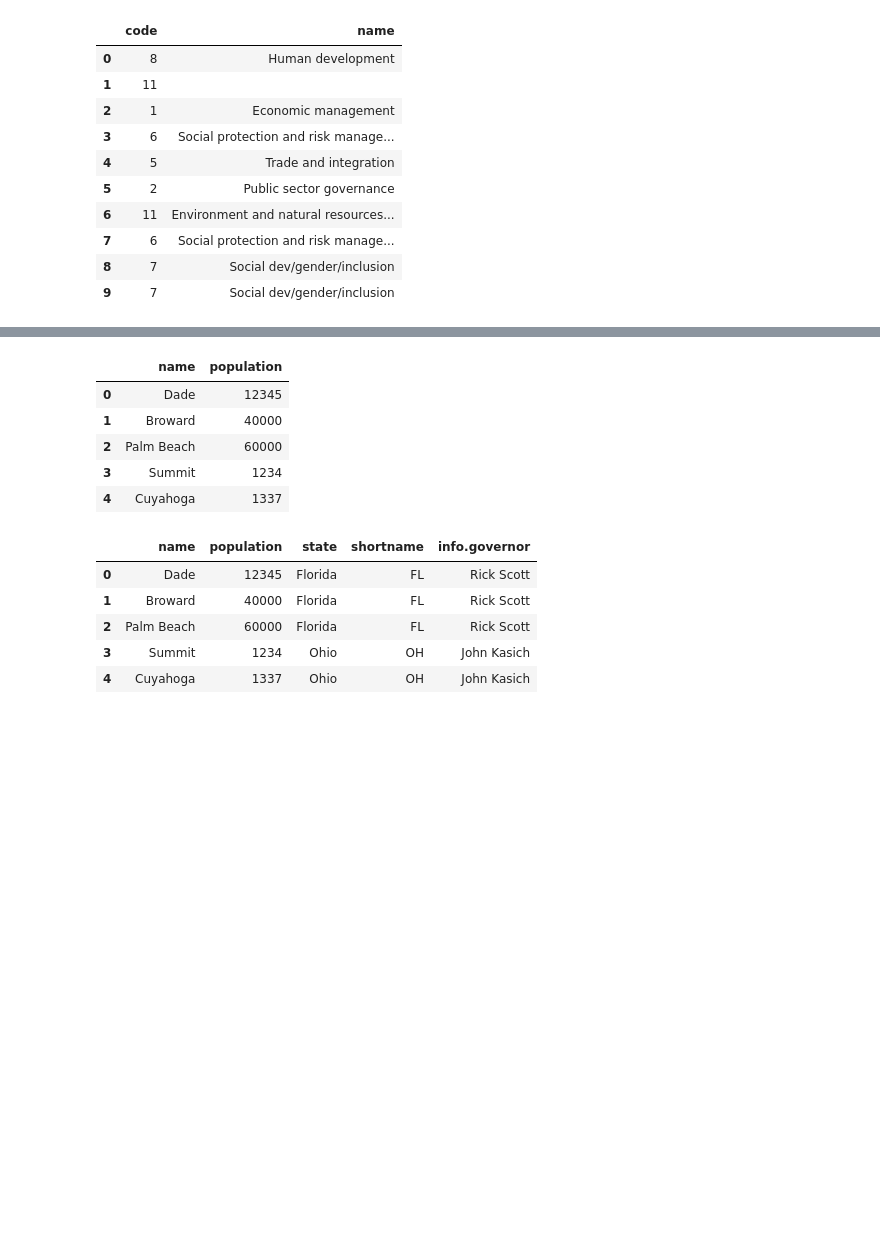
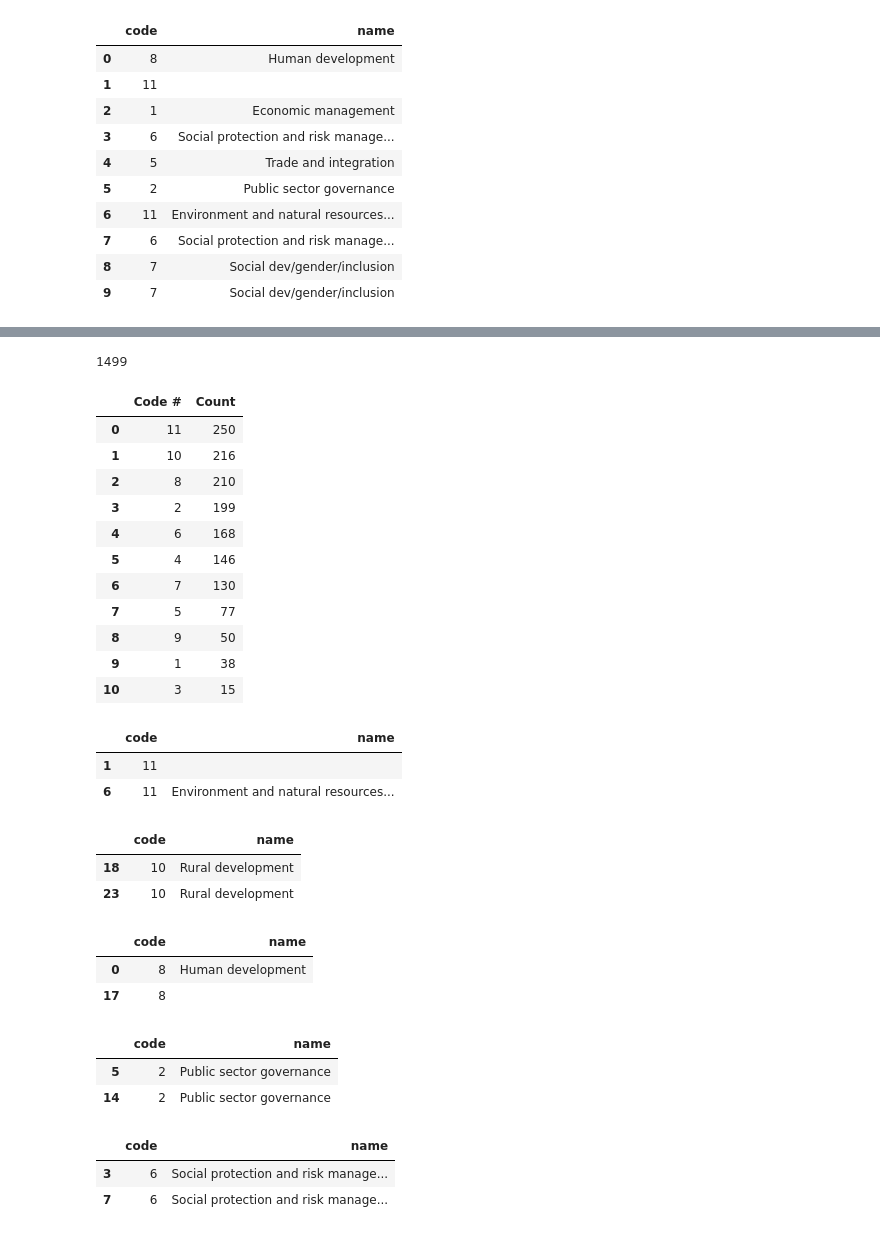
Before and after one commit to earny-joe/Springboard-DS-Portfolio, a Jupyter notebook: sb-unit5-json-exercise/data_wrangling_json/sliderule_dsi_json_exercise.ipynb, the cells around one changed output, grey strips where cells are left out. Drawn from its saved outputs; the diff is of its cells as text; code cells hidden in the pictures; blank space fills up the shorter version.

```diff
--- a/sb-unit5-json-exercise/data_wrangling_json/sliderule_dsi_json_exercise.ipynb
+++ b/sb-unit5-json-exercise/data_wrangling_json/sliderule_dsi_json_exercise.ipynb
@@ -264,20 +235,51 @@ data = [{'state': 'Florida',
-# %%
-# use normalization to create tables from nested element
-json_normalize(data, 'counties')
-# %% [output]
-|  | name | population |
-| 0 | Dade | 12345 |
-| 1 | Broward | 40000 |
-| 2 | Palm Beach | 60000 |
-| 3 | Summit | 1234 |
-| 4 | Cuyahoga | 1337 |
-# %%
-# further populate tables created from nested element
-json_normalize(data, 'counties', ['state', 'shortname', ['info', 'governor']])
-# %% [output]
-|  | name | population | state | shortname | info.governor |
-| 0 | Dade | 12345 | Florida | FL | Rick Scott |
-| 1 | Broward | 40000 | Florida | FL | Rick Scott |
-| 2 | Palm Beach | 60000 | Florida | FL | Rick Scott |
-| 3 | Summit | 1234 | Ohio | OH | John Kasich |
-| 4 | Cuyahoga | 1337 | Ohio | OH | John Kasich |
+# %%
+len(a1)
+# %% [output]
+1499
+# %%
+a1_counts = a1.code.value_counts().reset_index()
+a1_counts.columns = ['Code #', 'Count']
+a1_counts
+# %% [output]
+|  | Code # | Count |
+| 0 | 11 | 250 |
+| 1 | 10 | 216 |
+| 2 | 8 | 210 |
+| 3 | 2 | 199 |
+| 4 | 6 | 168 |
+| 5 | 4 | 146 |
+| 6 | 7 | 130 |
+| 7 | 5 | 77 |
+| 8 | 9 | 50 |
+| 9 | 1 | 38 |
+| 10 | 3 | 15 |
+# %%
+a1[a1.code == '11'].head(2)
+# %% [output]
+|  | code | name |
+| 1 | 11 |  |
+| 6 | 11 | Environment and natural resources... |
+# %%
+a1[a1.code == '10'].head(2)
+# %% [output]
+|  | code | name |
+| 18 | 10 | Rural development |
+| 23 | 10 | Rural development |
+# %%
+a1[a1.code == '8'].head(2)
+# %% [output]
+|  | code | name |
+| 0 | 8 | Human development |
+| 17 | 8 |  |
+# %%
+a1[a1.code == '2'].head(2)
+# %% [output]
+|  | code | name |
+| 5 | 2 | Public sector governance |
+| 14 | 2 | Public sector governance |
+# %%
+a1[a1.code == '6'].head(2)
+# %% [output]
+|  | code | name |
+| 3 | 6 | Social protection and risk manage... |
+| 7 | 6 | Social protection and risk manage... |
```
Also changed, not shown: parts of 23 cells of this notebook.
